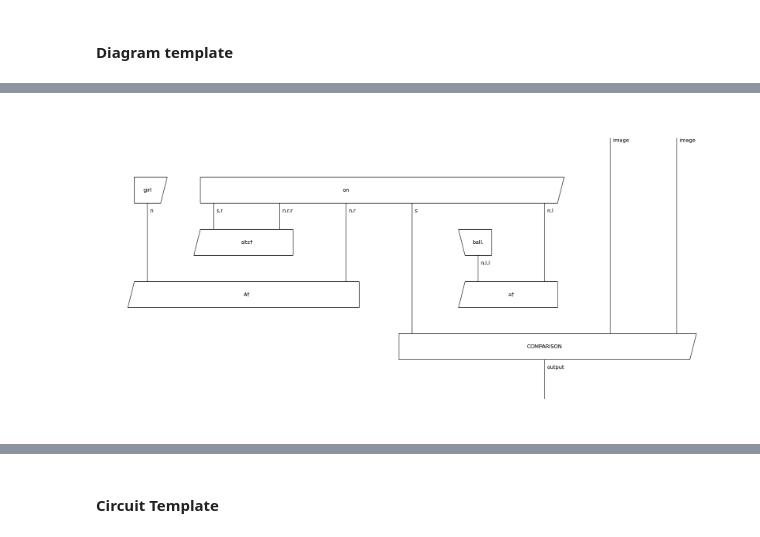
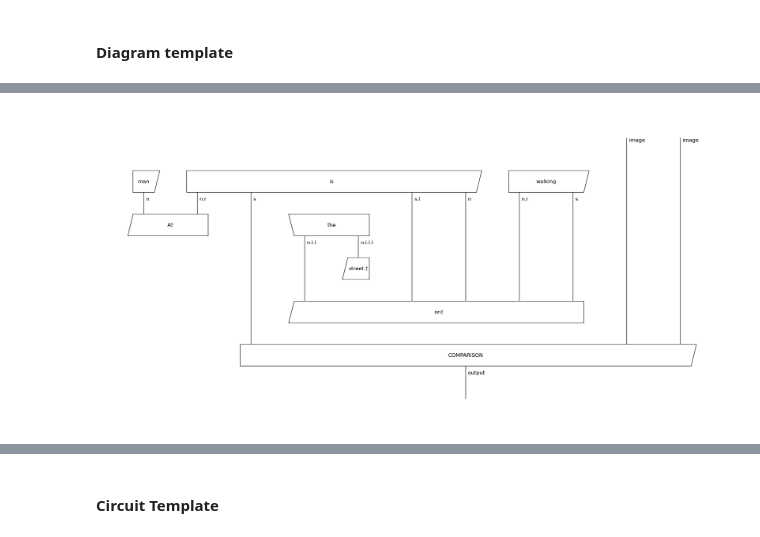
Before and after one commit to halaa901/QNLP-Thesis, a Jupyter notebook: circuit.ipynb, the cells around one changed output, grey strips where cells are left out. Cells and saved outputs as stored; diff of their text form; code cells hidden in the pictures.

```diff
--- a/circuit.ipynb
+++ b/circuit.ipynb
@@ -162,23 +206,72 @@ circuit for negative image: complete
 output_type = Ty("output")
 comparison_box = Box("COMPARISON", AtomicType.SENTENCE @ image_type @ image_type, output_type)
 
-# Draws diagram with comparison box (0,1) - Sentence digarm and comparison box is in grammar form
-conc_diagrams = []
-print("NOTE: diagrams that cause an error are not added to the list")
-print(" this is an error due to miscalculation from lambeq")
-print("=======================")
-for num in range(len(df)):
-    try:
-        temp = train_diagrams_sentence[num] @ image_type @ image_type >> comparison_box
-        conc_diagrams.append(temp)
-    except Exception as e:
-        print(f"Error at index {num}: {e}")
-print("=======================")
+# Draws diagram with comparison box (0,1) - Sentence digram and comparison box is in grammar form
+
+# Create a list of indicies to drop
+# Drop indicies that do not work
+# iterate do the @@>> part in a for loop
+
+def generate_valid_diagrams(diagram_sentence, df):
+    print("************************")
+    indicies_to_drop= []
+    conc_diagrams = []
+    for index, row in df.iterrows():
+        try:
+            temp = diagram_sentence[index] @ image_type @ image_type >> comparison_box
+            conc_diagrams.append(temp)
+        except Exception as e:
+            print(f"Error at index in diagram sentence {index}: {e}")
+            print( "    ",df["sentence"].iloc[index])
+            indicies_to_drop.append(index)
+    print("************************")
+
+    # print("************************")
+    for index, row in df.iterrows():
+        if index in indicies_to_drop:
+            # print("Removing index: ", index)
+            df = df.drop(index = index)
+    # print("************************")
+
+    print("Dropped the following indicies:", indicies_to_drop)
+
+    return df, conc_diagrams
+
+train_df, train_conc_diagrams = generate_valid_diagrams(train_diagrams_sentence, train_df)
+val_df, val_conc_diagrams = generate_valid_diagrams(val_diagrams_sentence, val_df)
+test_df, test_conc_diagrams = generate_valid_diagrams(test_diagrams_sentence, test_df)
+
+train_df = train_df.reset_index(drop=True)
+val_df = val_df.reset_index(drop=True)
+test_df = test_df.reset_index(drop=True)
+
+print("CHCEKING:")
+print(f"{len(train_df)} == {len(train_conc_diagrams)}")
+print(f"{len(val_df)} == {len(val_conc_diagrams)}")
+print(f"{len(test_df)} == {len(test_conc_diagrams)}")
+
+# conc_diagrams = []
+# print("NOTE: diagrams that cause an error are not added to the list")
+# print(" this is an error due to miscalculation from lambeq")
+# print("=======================")
+# for num in range(len(df)):
+#     try:
+#         temp = train_diagrams_sentence[num] @ image_type @ image_type >> comparison_box
+#         conc_diagrams.append(temp)
+#     except Exception as e:
+#         print(f"Error at index {num}: {e}")
+# print("=======================")
+
+# train_conc_diagrams = [(sentence_diagram @ image_type @ image_type) >> comparison_box for sentence_diagram in train_diagrams_sentence]
+# val_conc_diagrams = [(sentence_diagram @ image_type @ image_type) >> comparison_box for sentence_diagram in val_diagrams_sentence]
+# test_conc_diagrams = [(sentence_diagram @ image_type @ image_type) >> comparison_box for sentence_diagram in test_diagrams_sentence]
+
+print(' ↓ template merged diagram : (sentence, image1, image2)')
+train_conc_diagrams[18].draw(figsize=(20, 10), fontsize=12)
+
 
 print("")
-print(f"\n(*) {len(conc_diagrams)} / {len(df)} diagrams completed successfully!\n")
-
-# diagrams = [(sentence_diagram @ image_type @ image_type) >> comparison_box for sentence_diagram in train_diagrams_sentence]
-print(' ↓ template merged diagram : (sentence, image1, image2)')
-conc_diagrams[0].draw(figsize=(20, 10), fontsize=12)
+print(f"\n(*) Train: {len(train_conc_diagrams)} diagrams completed successfully!\n")
+print(f"\n(*) Val:{len(val_conc_diagrams)} diagrams completed successfully!\n")
+print(f"\n(*) Test: {len(test_conc_diagrams)} diagrams completed successfully!\n")
 # %% [output]
@@ -201,2 +294,2 @@ Error at index 108: Diagram 0 (cod=n @ image @ image) does not compose with diag
  ↓ template merged diagram : (sentence, image1, image2)
-[figure, old version]
+[figure, new version]
```
Also changed, not shown: parts of 7 cells of this notebook.
